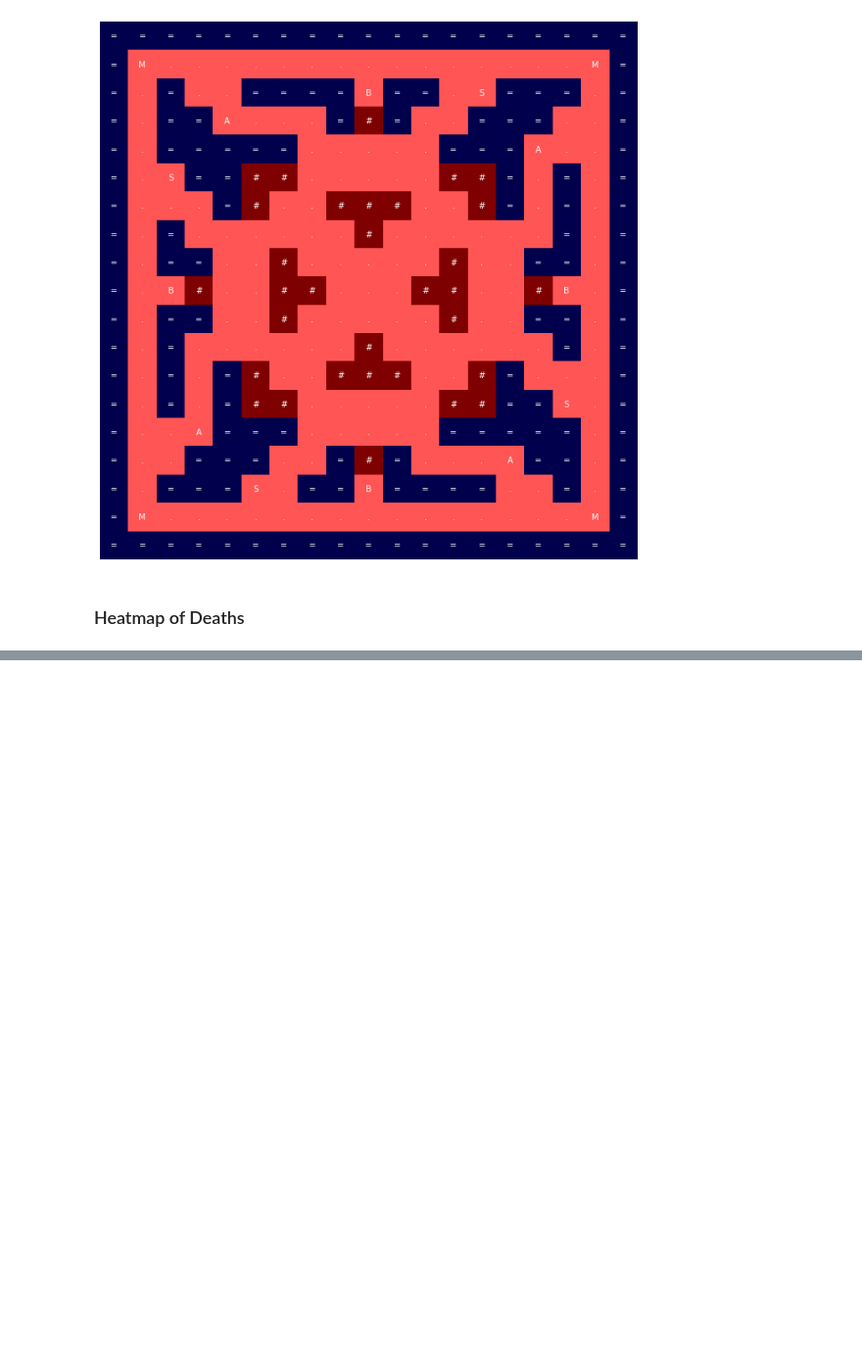
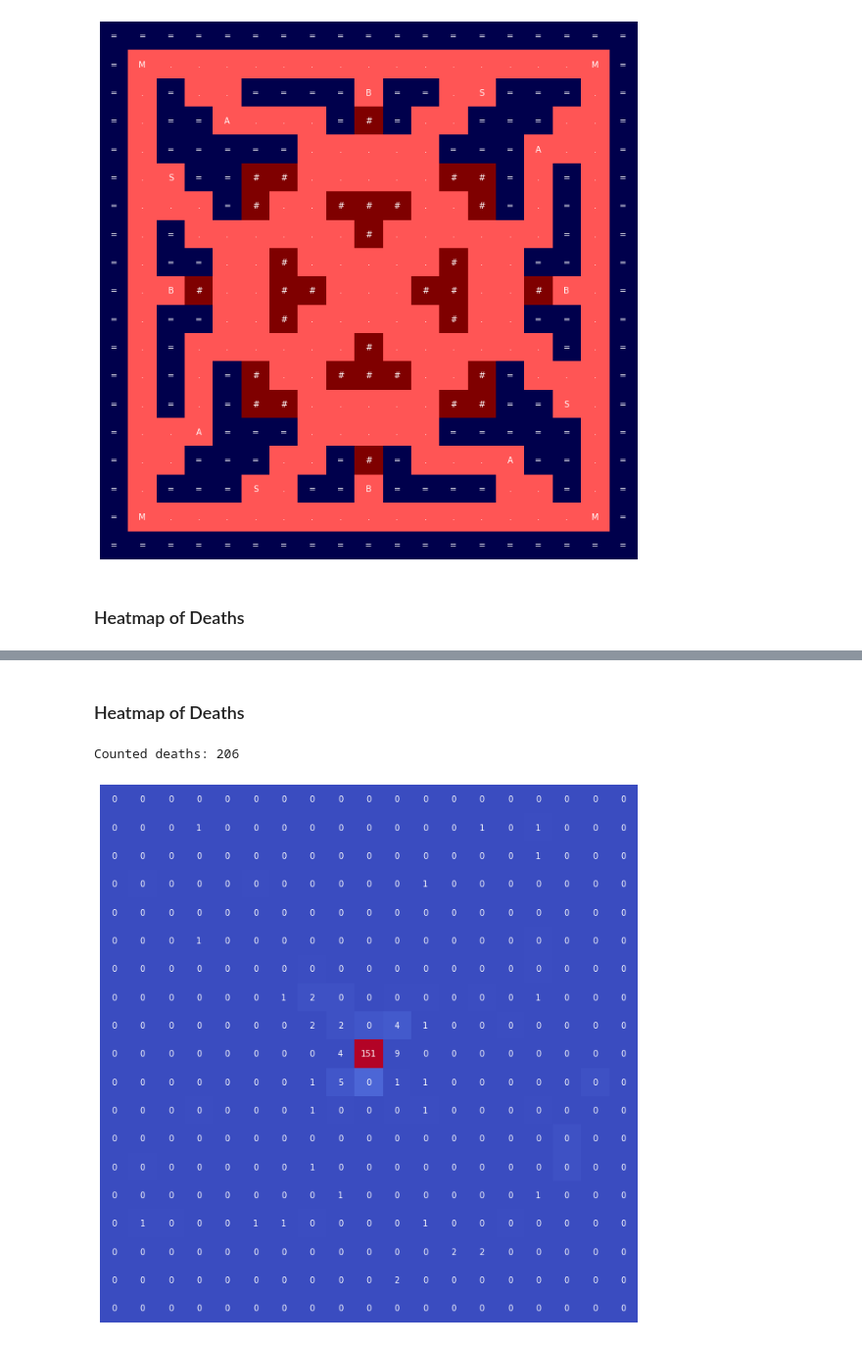
Before and after one commit to filip-komarzyniec/GUPB, a Jupyter notebook: log-parse/log_analyzer.ipynb, the cells around one changed output, grey strips where cells are left out. Shown at 98% size. Saved outputs shown, nothing was run; the diff lists cells and outputs as text; code cells hidden in the pictures; blank space fills up the shorter version.

```diff
--- a/log-parse/log_analyzer.ipynb
+++ b/log-parse/log_analyzer.ipynb
@@ -422,0 +558,3 @@ draw_killmap(death_counts, arena_size)
+# %%
+together_lost_games_df = pd.DataFrame(together_lost_games)
+together_lost_games_df.groupby(['arena_name', 'reason']).agg(count=('coords', 'count'))
@@ -422,0 +567,4 @@ draw_killmap(death_counts, arena_size)
+# %%
+together_map_grouped = together_lost_games_df.groupby(['arena_name'])
+together_map_to_analyse, together_map_data = next(iter(together_map_grouped))
+together_map_to_analyse
@@ -422,0 +573,3 @@ draw_killmap(death_counts, arena_size)
+# %%
+together_loaded_arena, together_arena_size = load_arena(together_map_to_analyse)
+print(''.join(together_loaded_arena))
@@ -422,0 +600,9 @@ draw_killmap(death_counts, arena_size)
+# %% [markdown]
+### Heatmap of Deaths
+# %%
+together_death_counts = together_map_data.groupby(['coords']).agg(death_count=('arena_name', 'count'))
+# %%
+draw_killmap(together_death_counts, together_arena_size)
+# %% [output]
+Counted deaths: 206
+[figure, added]
```
Also changed, not shown: parts of 36 cells of this notebook.
